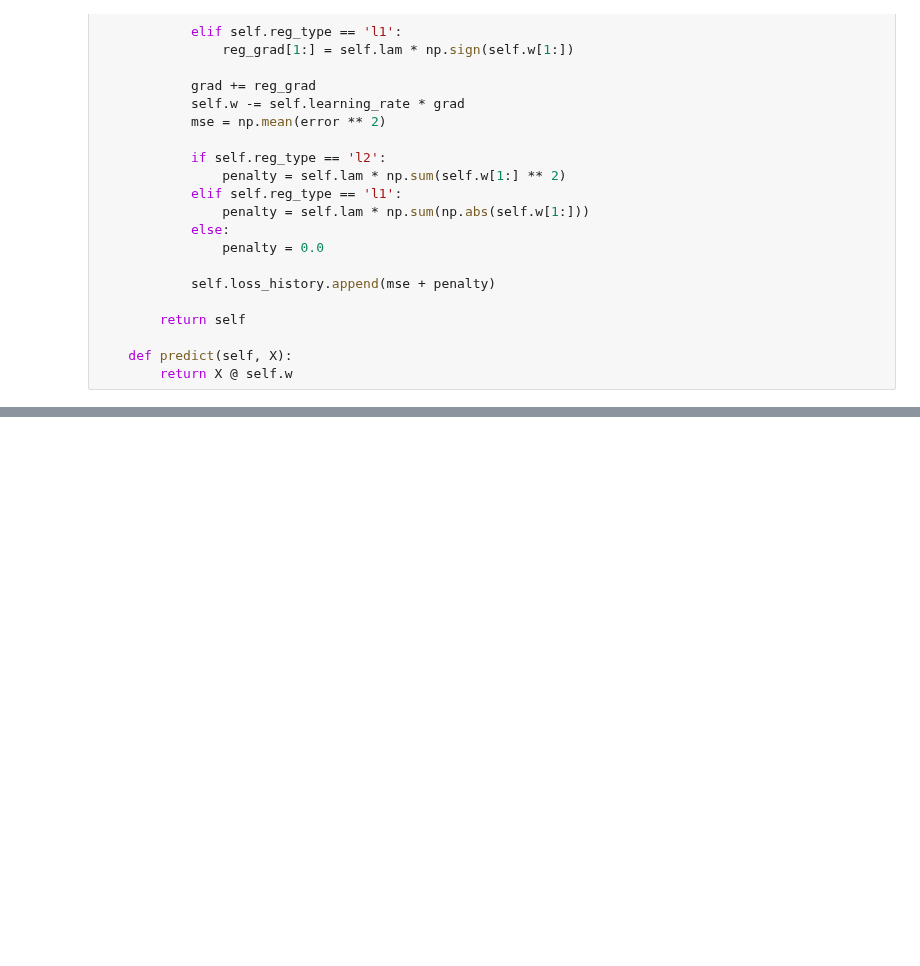
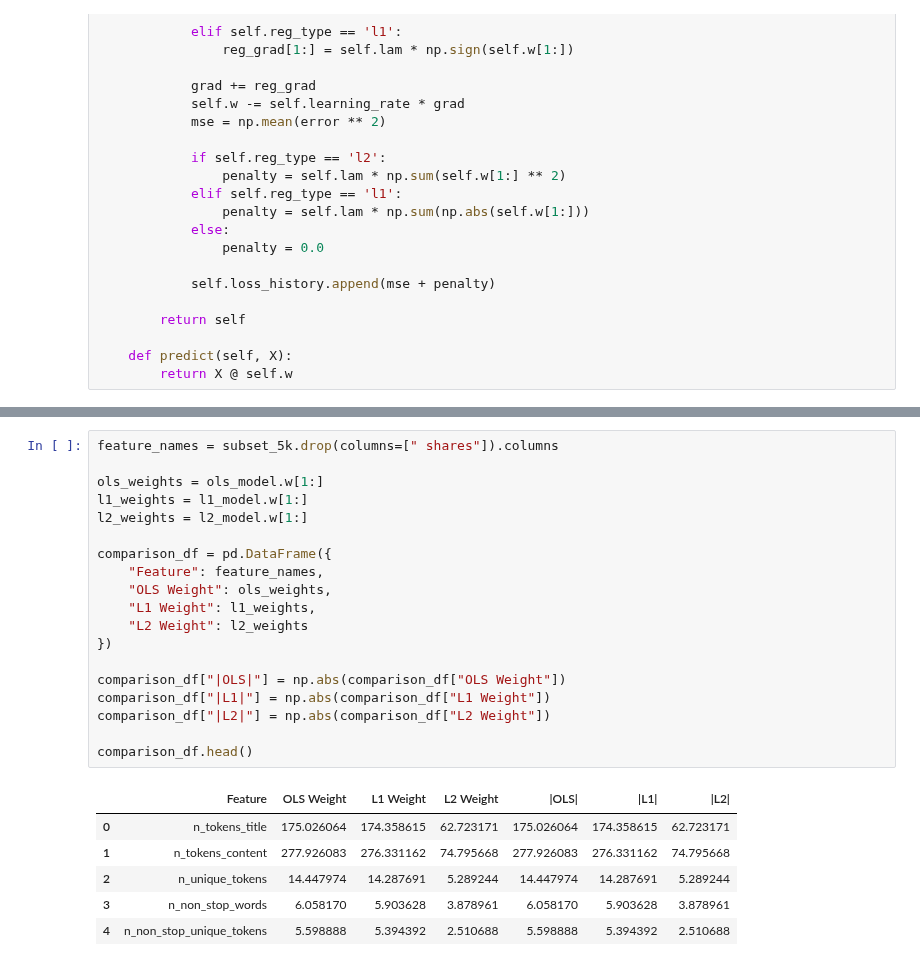
Before and after one commit to dsmith513/homework, a Jupyter notebook: cs412/hw2/P3_regression.ipynb, the cells around one changed output, grey strips where cells are left out. Drawn from its saved outputs; the diff is of its cells as text; blank space fills up the shorter version.

```diff
--- a/cs412/hw2/P3_regression.ipynb
+++ b/cs412/hw2/P3_regression.ipynb
@@ -367,0 +383,26 @@ for name, model in models.items():
+# %%
+feature_names = subset_5k.drop(columns=[" shares"]).columns
+
+ols_weights = ols_model.w[1:]
+l1_weights = l1_model.w[1:]
+l2_weights = l2_model.w[1:]
+
+comparison_df = pd.DataFrame({
+    "Feature": feature_names,
+    "OLS Weight": ols_weights,
+    "L1 Weight": l1_weights,
+    "L2 Weight": l2_weights
+})
+
+comparison_df["|OLS|"] = np.abs(comparison_df["OLS Weight"])
+comparison_df["|L1|"] = np.abs(comparison_df["L1 Weight"])
+comparison_df["|L2|"] = np.abs(comparison_df["L2 Weight"])
+
+comparison_df.head()
+# %% [output]
+|  | Feature | OLS Weight | L1 Weight | L2 Weight | |OLS| | |L1| | |L2| |
+| 0 | n_tokens_title | 175.026064 | 174.358615 | 62.723171 | 175.026064 | 174.358615 | 62.723171 |
+| 1 | n_tokens_content | 277.926083 | 276.331162 | 74.795668 | 277.926083 | 276.331162 | 74.795668 |
+| 2 | n_unique_tokens | 14.447974 | 14.287691 | 5.289244 | 14.447974 | 14.287691 | 5.289244 |
+| 3 | n_non_stop_words | 6.058170 | 5.903628 | 3.878961 | 6.058170 | 5.903628 | 3.878961 |
+| 4 | n_non_stop_unique_tokens | 5.598888 | 5.394392 | 2.510688 | 5.598888 | 5.394392 | 2.510688 |
```
Also changed, not shown: parts of 20 cells of this notebook, 22 other files.
